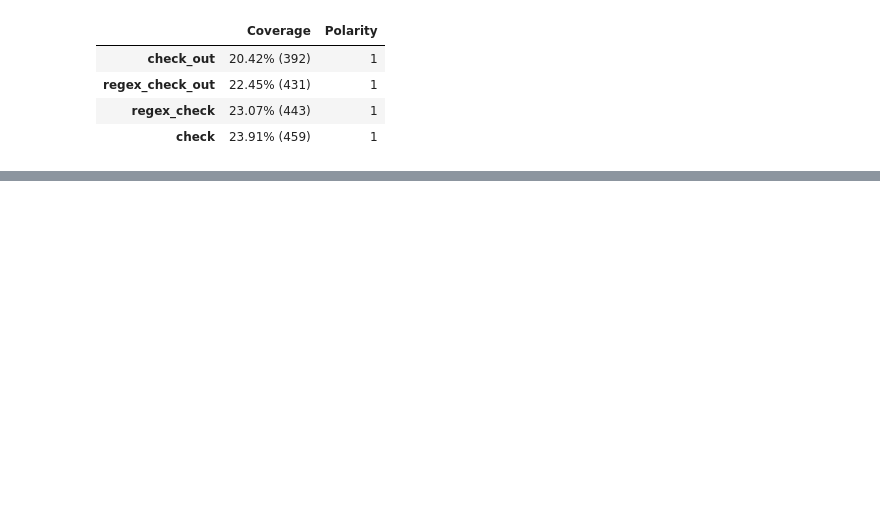
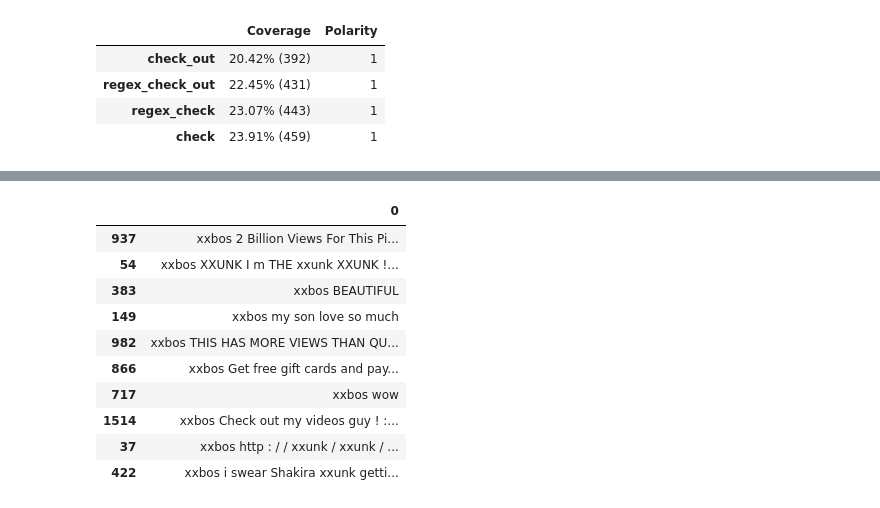
Before and after one commit to lgvaz/lazylabel, a Jupyter notebook: examples/youtube_spam.ipynb, the cells around one changed output, grey strips where cells are left out. Saved outputs shown, nothing was run; the diff lists cells and outputs as text; code cells hidden in the pictures; blank space fills up the shorter version.

```diff
--- a/examples/youtube_spam.ipynb
+++ b/examples/youtube_spam.ipynb
@@ -149,0 +141,4 @@ scores.polarity, scores.subjectivity
+# %%
+tasks = tasks_labels(labeller, tls, vocab)
+dset = Datasets(tls=[tasks], tfms=[])
+dls = dset.dataloaders()
@@ -149,0 +155,15 @@ scores.polarity, scores.subjectivity
+# %%
+idxs = labeller.find(dls.train, vocab, lfs=['tb_sentiment'], lbls=[HAM])
+get_sentences(tls, idxs).sample(10)
+# %% [output]
+|  | 0 |
+| 937 | xxbos 2 Billion Views For This Pi... |
+| 54 | xxbos XXUNK I m THE xxunk XXUNK !... |
+| 383 | xxbos BEAUTIFUL |
+| 149 | xxbos my son love so much﻿ |
+| 982 | xxbos THIS HAS MORE VIEWS THAN QU... |
+| 866 | xxbos Get free gift cards and pay... |
+| 717 | xxbos wow |
+| 1514 | xxbos Check out my videos guy ! :... |
+| 37 | xxbos http : / / xxunk / xxunk / ... |
+| 422 | xxbos i swear Shakira xxunk getti... |
```
Also changed, not shown: parts of 17 cells of this notebook, 5 other files.
